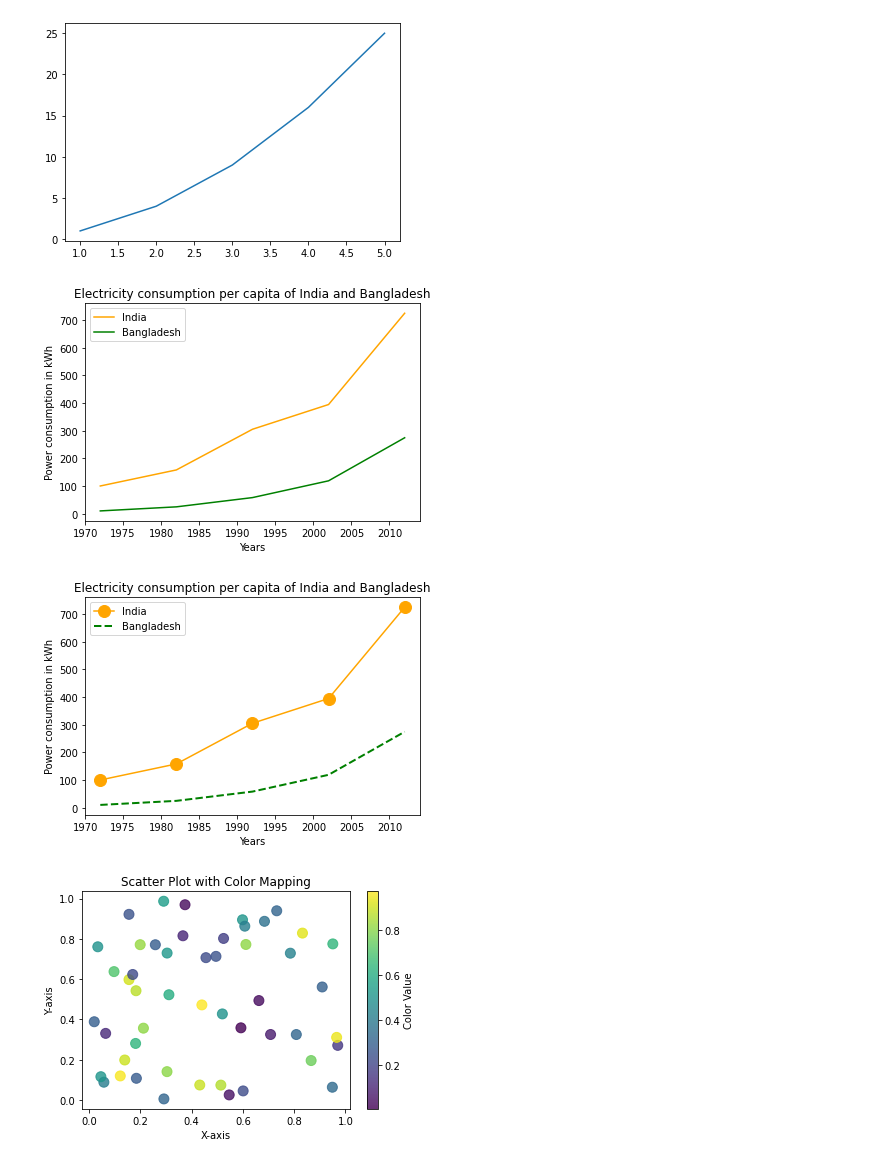
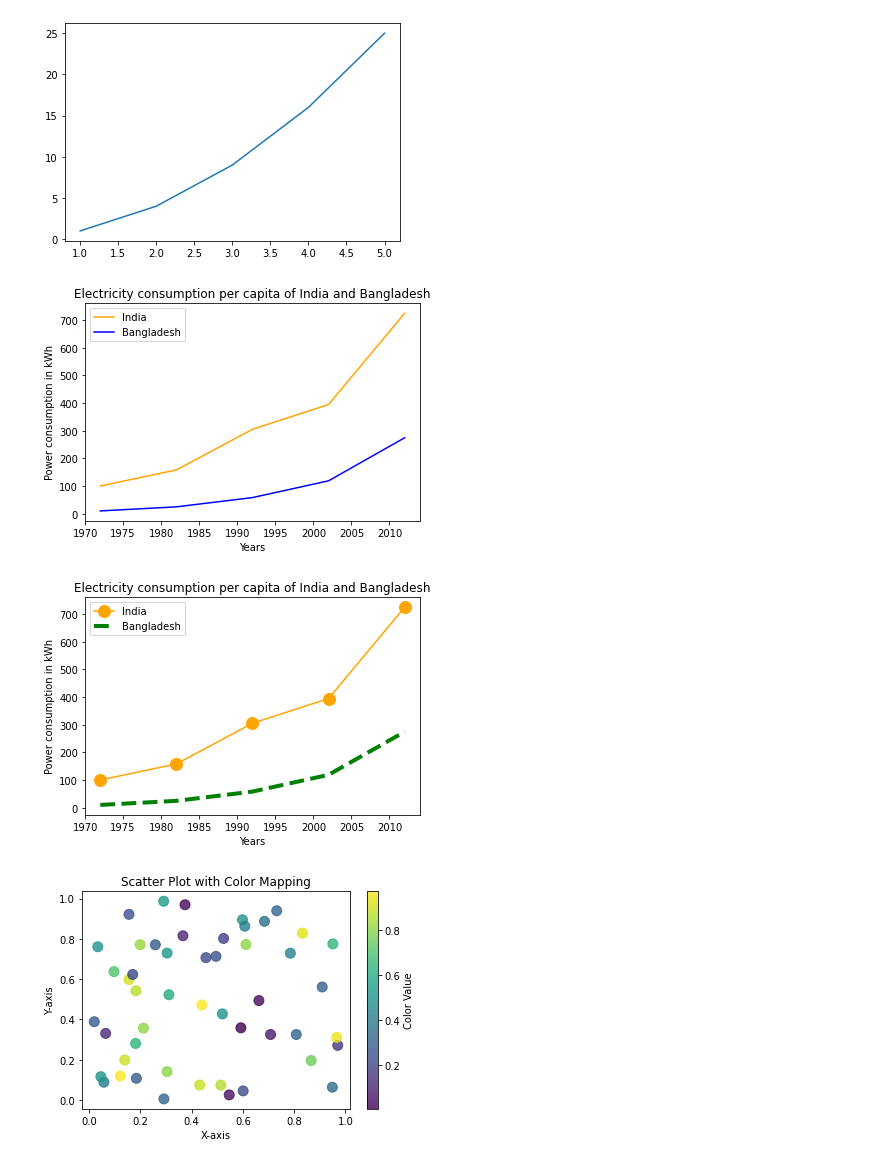
Before and after one commit to afmirandad/matPlotLib, a Jupyter notebook: matPlotLib.ipynb, the cells around one changed output. Cells and saved outputs as stored; diff of their text form; code cells hidden in the pictures.

```diff
--- a/matPlotLib.ipynb
+++ b/matPlotLib.ipynb
@@ -70,35 +70,35 @@ plt.show()
 import matplotlib.pyplot as plt
 
 # year contains the x-axis values
 # and e-india & e-bangladesh
 # are the y-axis values for plotting
 
 year = [1972, 1982, 1992, 2002, 2012]
 e_india = [100.6, 158.61, 305.54, 394.96, 724.79]
 e_bangladesh = [10.5, 25.21, 58.65, 119.27, 274.87]
 
 # plotting of x-axis(year) and
 # y-axis(power consumption)
 #with different colored labels of two countries
 
 plt.plot(year, e_india, color ='orange',
          label ='India')
 
-plt.plot(year, e_bangladesh, color ='g',
+plt.plot(year, e_bangladesh, color ='blue',
          label ='Bangladesh')
 
 # naming of x-axis and y-axis
 plt.xlabel('Years')
 plt.ylabel('Power consumption in kWh')
 
 # naming the title of the plot
 plt.title('Electricity consumption per capita\
  of India and Bangladesh')
 
 plt.legend()
 plt.show()
 # %% [output]
-[figure, old version]
+[figure, new version]
 # %%
 # Python Program to illustrate Linear Plotting
 import matplotlib.pyplot as plt
@@ -117,7 +117,7 @@ plt.plot(year, e_india, color ='orange',
          label ='India')
 
 plt.plot(year, e_bangladesh, color ='g',
-         linestyle ='dashed', linewidth = 2,
+         linestyle ='dashed', linewidth = 4,
          label ='Bangladesh')
 
 plt.xlabel('Years')
@@ -129,7 +129,7 @@ capita of India and Bangladesh')
 plt.legend()
 plt.show()
 # %% [output]
-[figure, old version]
+[figure, new version]
 # %%
 
 import matplotlib.pyplot as plt
```
Also changed, not shown: parts of 3 cells of this notebook.
